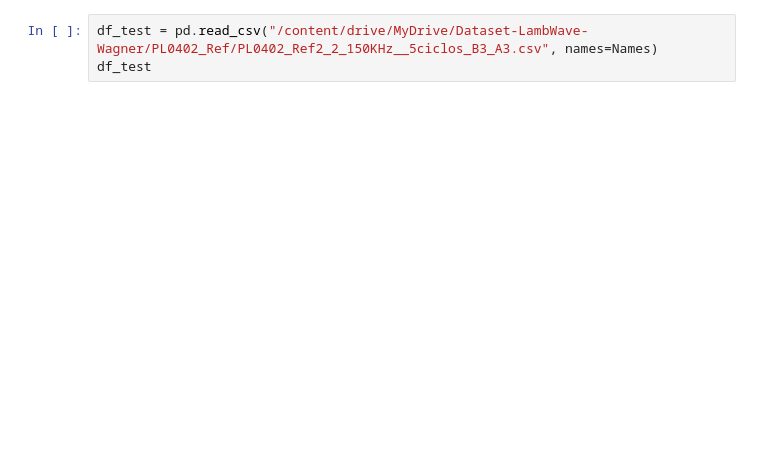
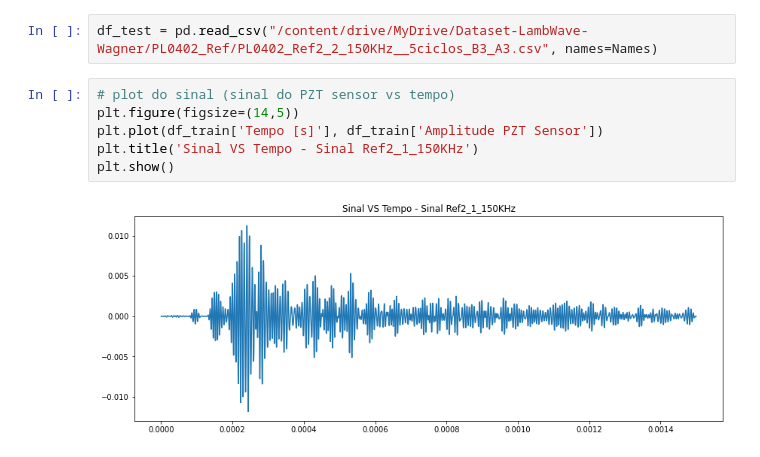
Before and after one commit to OtavioCarvalho1/Time_Series, a Jupyter notebook: time_series_SHM.ipynb, the cells around one changed output. Drawn from its saved outputs; the diff is of its cells as text; blank space fills up the shorter version.

```diff
--- a/time_series_SHM.ipynb
+++ b/time_series_SHM.ipynb
@@ -28,3 +33,10 @@ Importação do sinal utilizado no TESTE
 # %%
 df_test = pd.read_csv("/content/drive/MyDrive/Dataset-LambWave-Wagner/PL0402_Ref/PL0402_Ref2_2_150KHz__5ciclos_B3_A3.csv", names=Names)
-df_test
+# %%
+# plot do sinal (sinal do PZT sensor vs tempo)
+plt.figure(figsize=(14,5))
+plt.plot(df_train['Tempo [s]'], df_train['Amplitude PZT Sensor'])
+plt.title('Sinal VS Tempo - Sinal Ref2_1_150KHz')
+plt.show()
+# %% [output]
+[figure, added]
```
Also changed, not shown: parts of 12 cells of this notebook.
